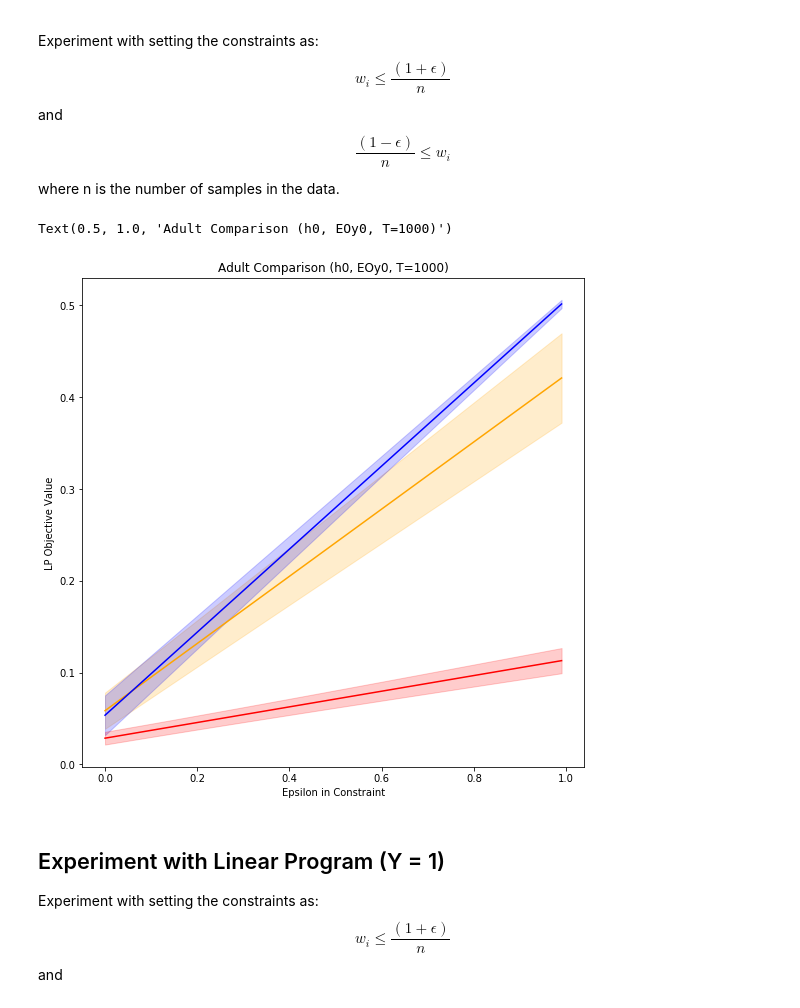
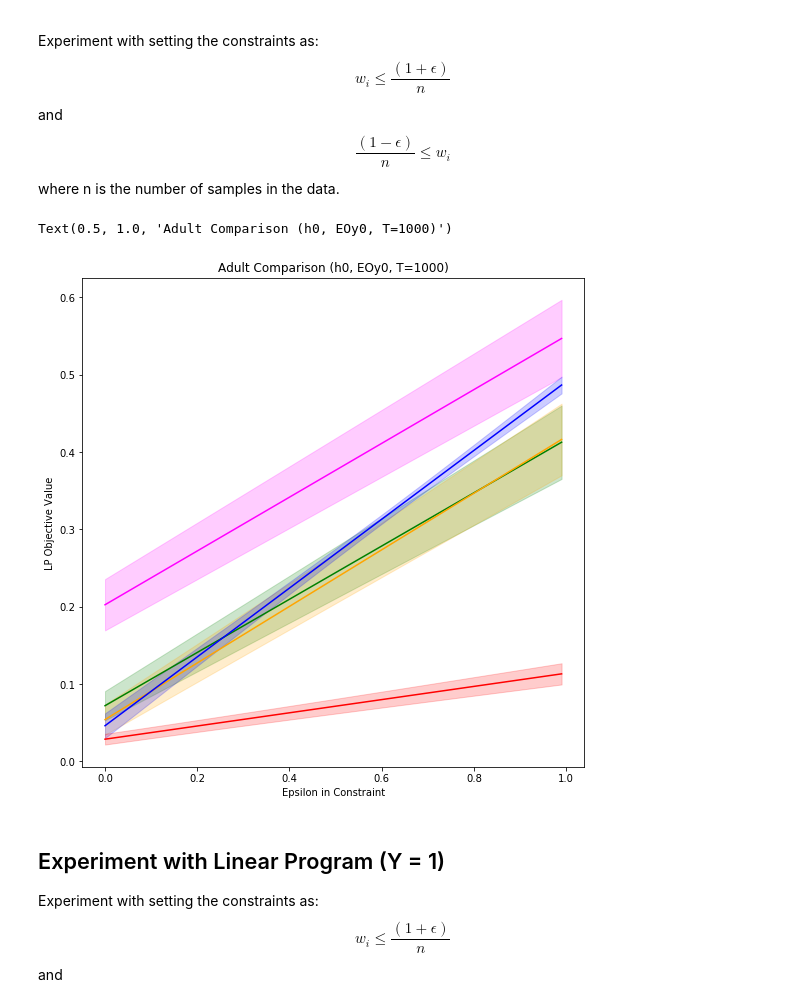
Before and after one commit to samuel-deng/Ensuring-Fairness-Beyond-the-Training-Data, a Jupyter notebook: algorithms/Part3_Comparisons/comparison_EO_adult.ipynb, the cells around one changed output. Saved outputs shown, nothing was run; the diff lists cells and outputs as text; code cells hidden in the pictures.

```diff
--- a/algorithms/Part3_Comparisons/comparison_EO_adult.ipynb
+++ b/algorithms/Part3_Comparisons/comparison_EO_adult.ipynb
@@ -199,2 +251,7 @@ a1 y1 proportion = 0.07425742574257425
 # %% [markdown]
 ## Train and Predict (Preprocessing)
+# %%
+preprocessing_clfrs = []
+preprocessing_test_accs = []
+preprocessing_dps = []
+preprocessing_preds = []
@@ -446,18 +581,24 @@ Experiment with setting the constraints as: $$w_i \leq \frac{(1 + \epsilon)}{n}$
 # %%
 epsilon_granule = 0.01
 
+unconstrained_objective_values_y0 = []
+preprocessing_objective_values_y0 = []
 inprocessing_objective_values_y0 = []
 postprocessing_objective_values_y0 = []
 robust_objective_values_y0 = []
 
 # Iterate over datasets
 for s in range(5):
+    unconstrained_y_pred = unconstrained_preds[s]
+    preprocessing_y_pred = preprocessing_preds[s]
     inprocessing_y_pred = inprocessing_preds[s]
     postprocessing_y_pred = postprocessing_preds[s]
     robust_pred = robust_preds[s]
     a_indices_test = a_indices_test_arr[s]
     proportions_test = proportions_test_arr[s]
 
+    unconstrained_curr = []
+    preprocessing_curr = []
     inprocessing_curr = []
     postprocessing_curr = []
     robust_curr = []
@@ -466,6 +607,16 @@ for s in range(5):
         epsilon = epsilon_granule * i
         lower_bound = (1 - epsilon)/(len(X_test))
         upper_bound = (1 + epsilon)/(len(X_test))
+
+        unconstrained_objective_value_a0a1, w = EO_linear_prog(unconstrained_y_pred, a_indices_test, proportions_test, lower_bound, upper_bound, 'a0', 'a1', 'y0')
+        unconstrained_objective_value_a1a0, w = EO_linear_prog(unconstrained_y_pred, a_indices_test, proportions_test, lower_bound, upper_bound, 'a1', 'a0', 'y0')
+        unconstrained_objective_value = max(unconstrained_objective_value_a0a1, unconstrained_objective_value_a1a0)
+        unconstrained_curr.append(unconstrained_objective_value)
+
+        preprocessing_objective_value_a0a1, w = EO_linear_prog(preprocessing_y_pred, a_indices_test, proportions_test, lower_bound, upper_bound, 'a0', 'a1', 'y0')
+        preprocessing_objective_value_a1a0, w = EO_linear_prog(preprocessing_y_pred, a_indices_test, proportions_test, lower_bound, upper_bound, 'a1', 'a0', 'y0')
+        preprocessing_objective_value = max(preprocessing_objective_value_a0a1, preprocessing_objective_value_a1a0)
+        preprocessing_curr.append(preprocessing_objective_value)
 
         inprocessing_objective_value_a0a1, w = EO_linear_prog(inprocessing_y_pred, a_indices_test, proportions_test, lower_bound, upper_bound, 'a0', 'a1', 'y0')
         inprocessing_objective_value_a1a0, w = EO_linear_prog(inprocessing_y_pred, a_indices_test, proportions_test, lower_bound, upper_bound, 'a1', 'a0', 'y0')
@@ -482,6 +633,8 @@ for s in range(5):
         robust_objective_value = max(robust_objective_value_a0a1, robust_objective_value_a1a0)
         robust_curr.append(robust_objective_value)
 
+    unconstrained_objective_values_y0.append(np.asarray(unconstrained_curr))
+    preprocessing_objective_values_y0.append(np.asarray(preprocessing_curr))
     inprocessing_objective_values_y0.append(np.asarray(inprocessing_curr))
     postprocessing_objective_values_y0.append(np.asarray(postprocessing_curr))
     robust_objective_values_y0.append(np.asarray(robust_curr))
@@ -491,51 +644,69 @@ for i in range(0, int(1/epsilon_granule)):
     epsilons.append(i * epsilon_granule)
 # %%
 # Average over the results
+unconstrained_avg_objective_values_y0 = np.zeros(len(unconstrained_objective_values_y0[0]))
+preprocessing_avg_objective_values_y0 = np.zeros(len(preprocessing_objective_values_y0[0]))
 inprocessing_avg_objective_values_y0 = np.zeros(len(inprocessing_objective_values_y0[0]))
 postprocessing_avg_objective_values_y0 = np.zeros(len(postprocessing_objective_values_y0[0]))
 robust_avg_objective_values_y0 = np.zeros(len(robust_objective_values_y0[0]))
 
 for i in range(1,5):
+    unconstrained_avg_objective_values_y0 += unconstrained_objective_values_y0[i]
+    preprocessing_avg_objective_values_y0 += preprocessing_objective_values_y0[i]
     inprocessing_avg_objective_values_y0 += inprocessing_objective_values_y0[i]
     postprocessing_avg_objective_values_y0 += postprocessing_objective_values_y0[i]
     robust_avg_objective_values_y0 += robust_objective_values_y0[i]
 
+unconstrained_avg_objective_values_y0 = np.divide(unconstrained_avg_objective_values_y0, 4)
+preprocessing_avg_objective_values_y0 = np.divide(preprocessing_avg_objective_values_y0, 4)
 inprocessing_avg_objective_values_y0 = np.divide(inprocessing_avg_objective_values_y0, 4)
 postprocessing_avg_objective_values_y0 = np.divide(postprocessing_avg_objective_values_y0, 4)
 robust_avg_objective_values_y0 = np.divide(robust_avg_objective_values_y0, 4)
 # %%
+unconstrained_std_err = []
+preprocessing_std_err = []
 inprocessing_std_err = []
 postprocessing_std_err = []
 robust_std_err = []
 
 for i in range(100):
+    unconstrained_vals = []
+    preprocessing_vals = []
     inprocessing_vals = []
     postprocessing_vals = []
     robust_vals = []
 
     for s in range(1,5):
+        unconstrained_vals.append(unconstrained_objective_values_y0[s][i])
+        preprocessing_vals.append(preprocessing_objective_values_y0[s][i])
         inprocessing_vals.append(inprocessing_objective_values_y0[s][i])
         postprocessing_vals.append(postprocessing_objective_values_y0[s][i])
         robust_vals.append(robust_objective_values_y0[s][i])
 
+    unconstrained_std_err.append(std_error(unconstrained_vals))
+    preprocessing_std_err.append(std_error(preprocessing_vals))
     inprocessing_std_err.append(std_error(inprocessing_vals))
     postprocessing_std_err.append(std_error(postprocessing_vals))
     robust_std_err.append(std_error(robust_vals))
 # %%
 # Plot the constraints vs. objective values
 plt.figure(figsize=(9,9))
+plt.plot(epsilons, unconstrained_avg_objective_values_y0, 'magenta')
+plt.plot(epsilons, preprocessing_avg_objective_values_y0, 'green')
 plt.plot(epsilons, inprocessing_avg_objective_values_y0, 'orange')
 plt.plot(epsilons, postprocessing_avg_objective_values_y0, 'blue')
 plt.plot(epsilons, robust_avg_objective_values_y0, 'red')
+plt.fill_between(epsilons, unconstrained_avg_objective_values_y0 - unconstrained_std_err, unconstrained_avg_objective_values_y0 + unconstrained_std_err, color='magenta', alpha=0.2)
+plt.fill_between(epsilons, preprocessing_avg_objective_values_y0 - preprocessing_std_err, preprocessing_avg_objective_values_y0 + preprocessing_std_err, color='green', alpha=0.2)
 plt.fill_between(epsilons, inprocessing_avg_objective_values_y0 - inprocessing_std_err, inprocessing_avg_objective_values_y0 + inprocessing_std_err, color='orange', alpha=0.2)
 plt.fill_between(epsilons, postprocessing_avg_objective_values_y0 - postprocessing_std_err, postprocessing_avg_objective_values_y0 + postprocessing_std_err, color='blue', alpha=0.2)
 plt.fill_between(epsilons, robust_avg_objective_values_y0 - robust_std_err, robust_avg_objective_values_y0 + robust_std_err, color='red', alpha=0.2)
 plt.xlabel('Epsilon in Constraint')
 plt.ylabel('LP Objective Value')
 plt.title('Adult Comparison (h0, EOy0, T=1000)')
 # %% [output]
 Text(0.5, 1.0, 'Adult Comparison (h0, EOy0, T=1000)')
-[figure, old version]
+[figure, new version]
 # %% [markdown]
 ## Experiment with Linear Program (Y = 1)
 Experiment with setting the constraints as: $$w_i \leq \frac{(1 + \epsilon)}{n}$$ and $$\frac{(1 - \epsilon)}{n} \leq w_i$$ where n is the number of samples in the data.
```
Also changed, not shown: parts of 15 cells of this notebook, 54 other files.
